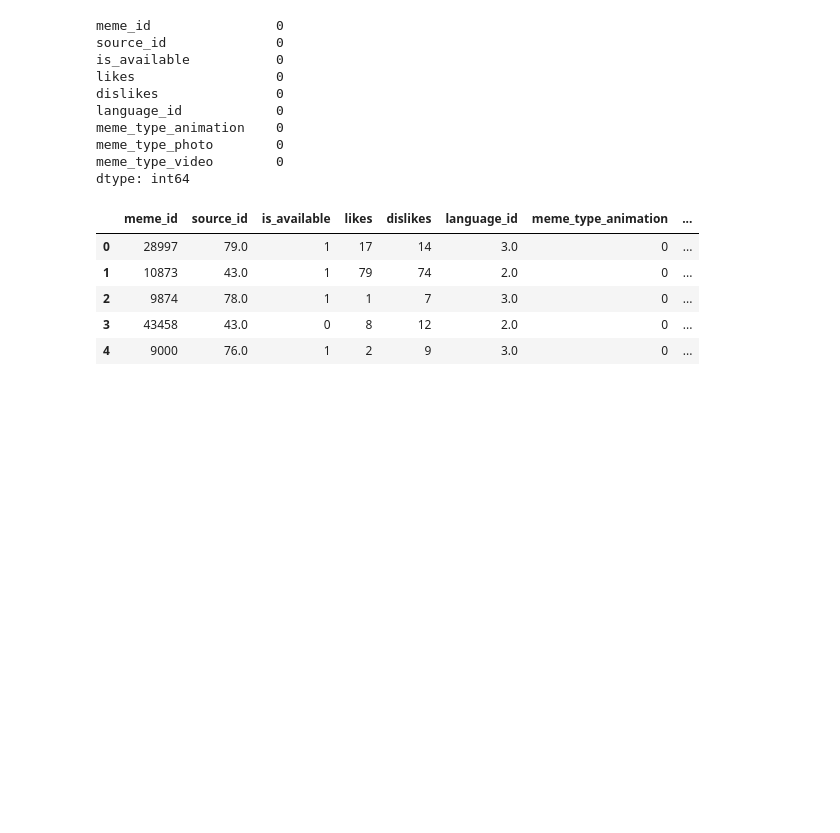
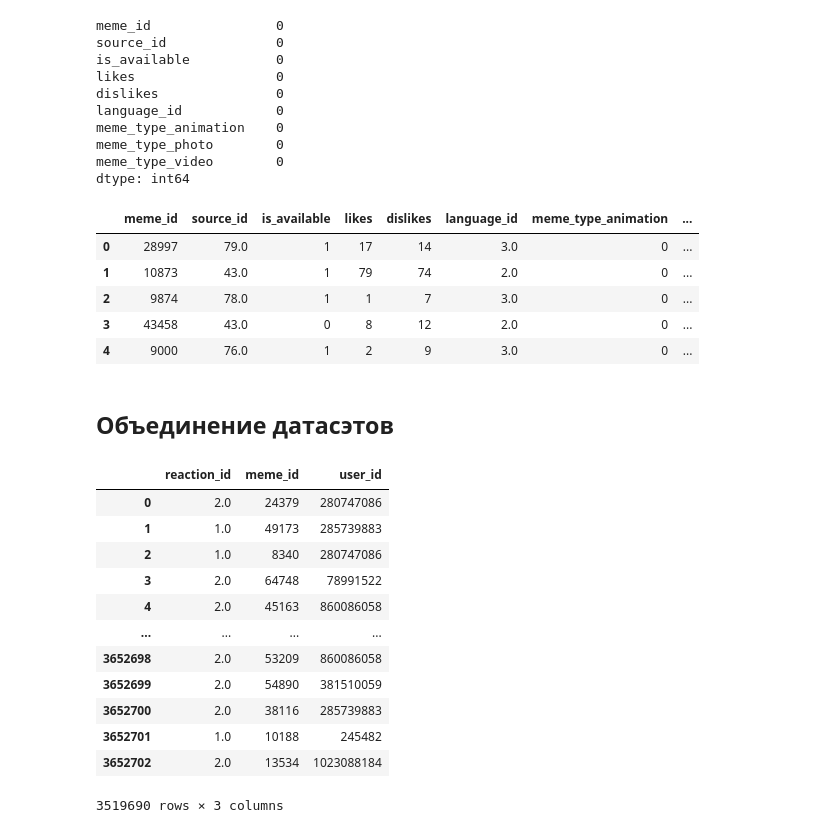
Before and after one commit to qwizor1337/Learning_with_D, a Jupyter notebook: 02/04_02/Vadim_0402_HW.ipynb, the cells around one changed output. Cells and saved outputs as stored; diff of their text form; code cells hidden in the pictures; blank space fills up the shorter version.

Commit message:
Работа над рекомендательной системой
Датасэт собран в единый, готовый к обучению
Добавлен ряд алгоритмов

```diff
--- a/02/04_02/Vadim_0402_HW.ipynb
+++ b/02/04_02/Vadim_0402_HW.ipynb
@@ -742,3 +742,21 @@ meme_df.head() # готовый датафрейм
 | 2 | 9874 | 78.0 | 1 | 1 | 7 | 3.0 | 0 | ... |
 | 3 | 43458 | 43.0 | 0 | 8 | 12 | 2.0 | 0 | ... |
 | 4 | 9000 | 76.0 | 1 | 2 | 9 | 3.0 | 0 | ... |
+# %% [markdown]
+## Объединение датасэтов
+# %%
+event_df
+# %% [output]
+|  | reaction_id | meme_id | user_id |
+| 0 | 2.0 | 24379 | 280747086 |
+| 1 | 1.0 | 49173 | 285739883 |
+| 2 | 1.0 | 8340 | 280747086 |
+| 3 | 2.0 | 64748 | 78991522 |
+| 4 | 2.0 | 45163 | 860086058 |
+| ... | ... | ... | ... |
+| 3652698 | 2.0 | 53209 | 860086058 |
+| 3652699 | 2.0 | 54890 | 381510059 |
+| 3652700 | 2.0 | 38116 | 285739883 |
+| 3652701 | 1.0 | 10188 | 245482 |
+| 3652702 | 2.0 | 13534 | 1023088184 |
+3519690 rows × 3 columns
```
Also changed, not shown: parts of 26 cells of this notebook.
